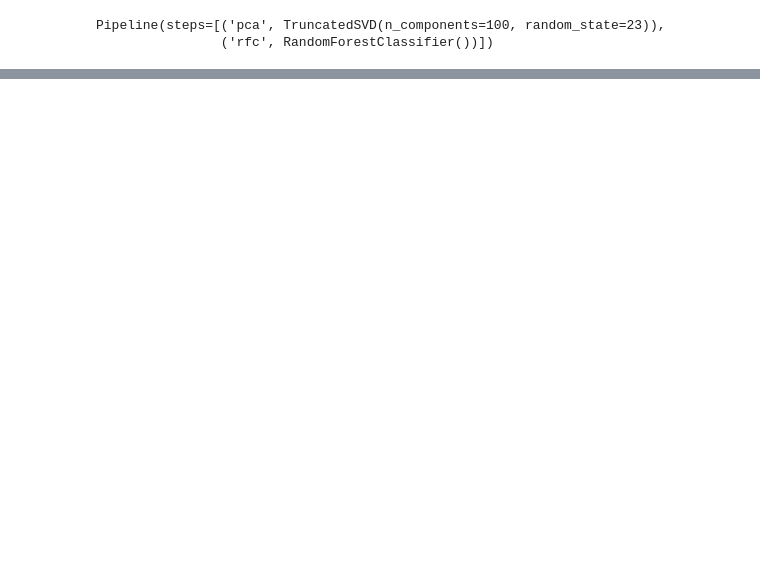
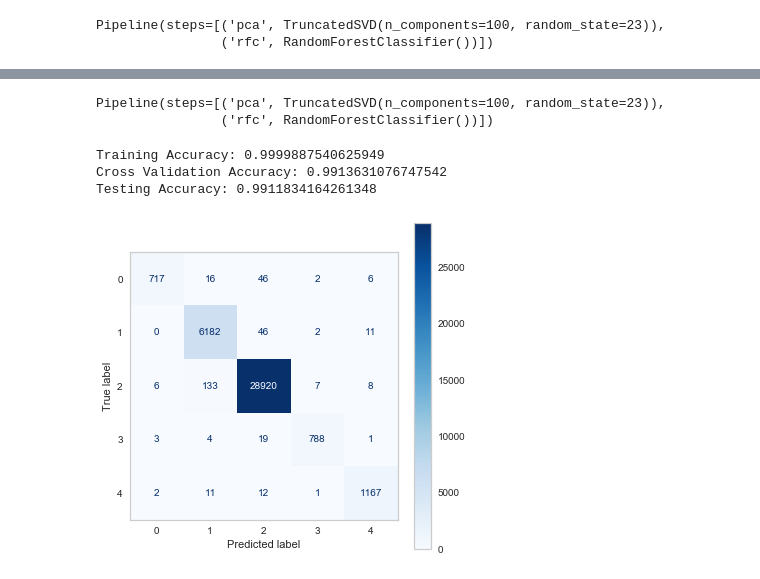
Before and after one commit to jeremy-lee93/capstone-project, a Jupyter notebook: modeling_tweets.ipynb, the cells around one changed output, grey strips where cells are left out. Cells and saved outputs as stored; diff of their text form; code cells hidden in the pictures; blank space fills up the shorter version.

```diff
--- a/modeling_tweets.ipynb
+++ b/modeling_tweets.ipynb
@@ -74,0 +46,4 @@ Testing Accuracy: 0.8243768039884545
+# %%
+X_train_five, X_test_five, y_train_five, y_test_five = train_test_split(X, y_five,
+                                                                        test_size=0.3,
+                                                                        stratify=y_five, random_state=123)
@@ -74,0 +54,4 @@ Testing Accuracy: 0.8243768039884545
+# %%
+vectorizer_five = TfidfVectorizer(stop_words=stopwords)
+X_train_sparse_five = vectorizer_five.fit_transform(X_train_five)
+X_test_sparse_five = vectorizer_five.transform(X_test_five)
@@ -74,0 +73,5 @@ Testing Accuracy: 0.8243768039884545
+# %%
+mnb_vanilla_five = MultinomialNB()
+mnb_vanilla_five.fit(X_train_sparse_five, y_train_five)
+mnb_vanilla_cv_five = cross_val_score(mnb_vanilla_five,
+                                      X_train_sparse_five, y_train_five, cv=5, scoring='accuracy', n_jobs=-1)
@@ -90,0 +124,7 @@ Testing Accuracy: 0.9922067698766728
+# %%
+pipe_rfc_vanilla_five = Pipeline([('pca', TruncatedSVD(n_components=100, random_state=23)),
+                                 ('rfc', RandomForestClassifier())])
+pipe_rfc_vanilla_five.fit(X_train_sparse_five, y_train_five)
+# %% [output]
+Pipeline(steps=[('pca', TruncatedSVD(n_components=100, random_state=23)),
+                ('rfc', RandomForestClassifier())])
@@ -90,0 +134,14 @@ Testing Accuracy: 0.9922067698766728
+# %%
+summary_scores(pipe_rfc_vanilla_five, X_train_sparse_five, X_test_sparse_five, y_train_five,
+               y_test_five, pipe_rfc_vanilla_cv_five)
+# %% [output]
+Training Accuracy: 0.9999887540625949
+Cross Validation Accuracy: 0.9913631076747542
+Testing Accuracy: 0.9911834164261348
+# %%
+fig, ax = plt.subplots(figsize=(6, 6))
+plt.grid(False)
+plot_confusion_matrix(pipe_rfc_vanilla_five, X_test_sparse_five, y_test_five, cmap='Blues', ax=ax)
+plt.savefig('tweets_random_forest_conf_matrix_5_classes.png')
+# %% [output]
+[figure, added]
```
Also changed, not shown: parts of 21 cells of this notebook, 12 other files.
